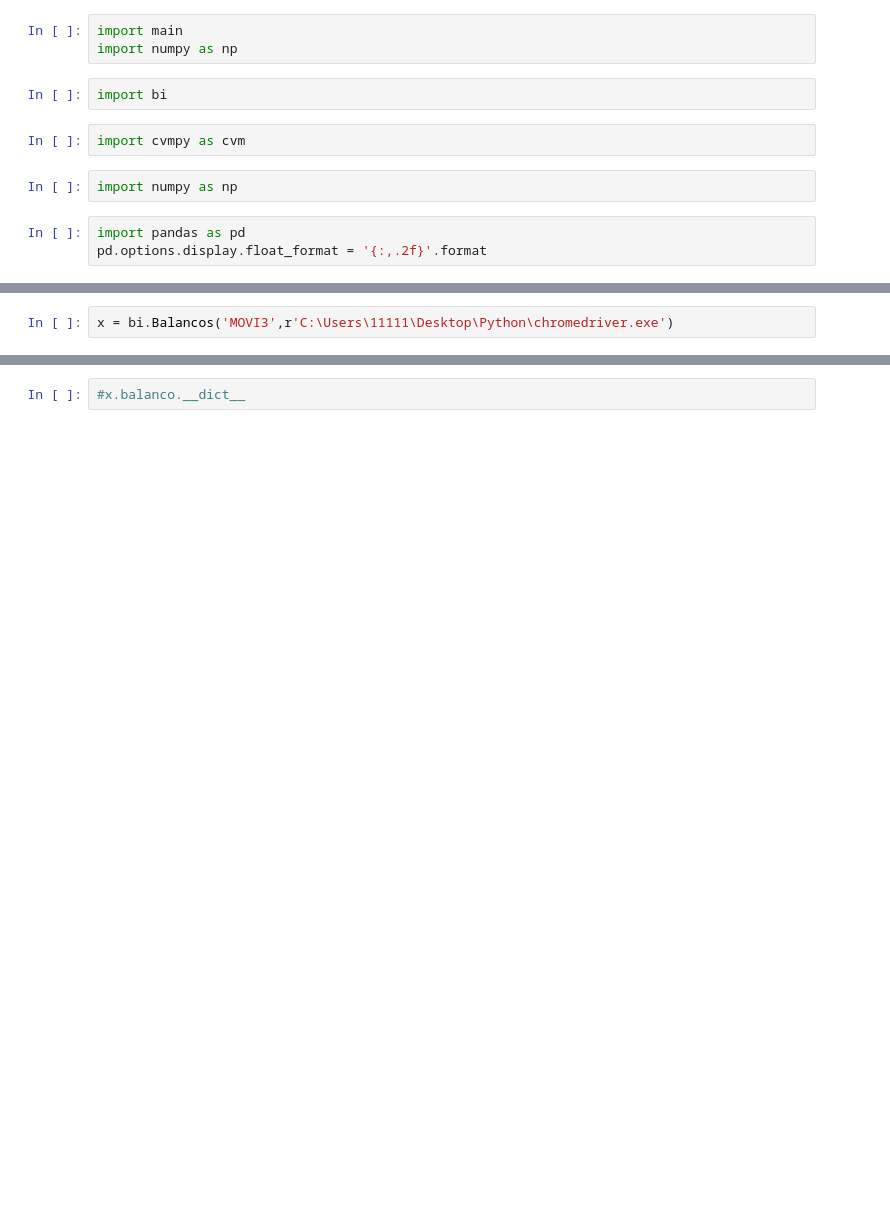
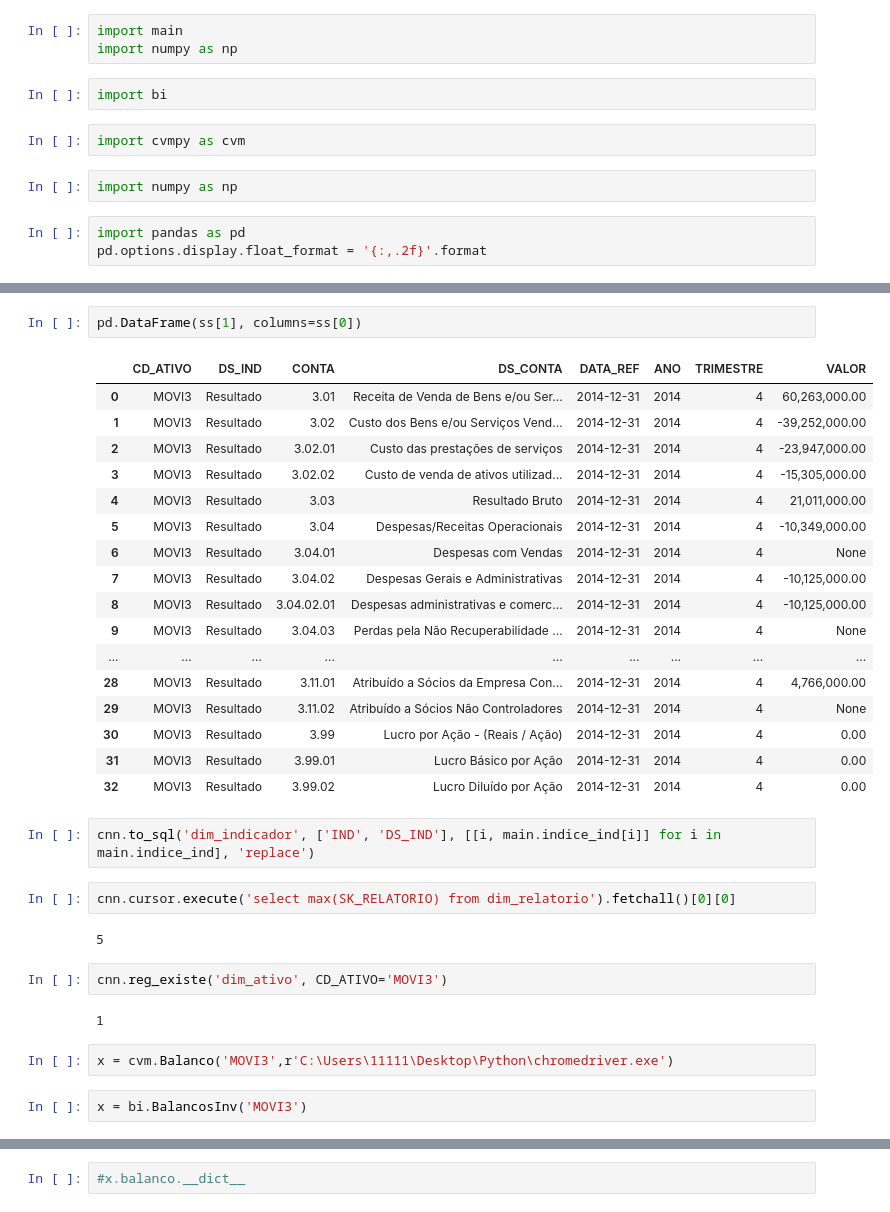
Before and after one commit to janes/fmtpy, a Jupyter notebook: fmtpy/Teste.ipynb, the cells around one changed output, grey strips where cells are left out. Drawn from its saved outputs; the diff is of its cells as text; blank space fills up the shorter version.

```diff
--- a/fmtpy/Teste.ipynb
+++ b/fmtpy/Teste.ipynb
@@ -15,2 +54,34 @@ pd.options.display.float_format = '{:,.2f}'.format
+# %%
+pd.DataFrame(ss[1], columns=ss[0])
+# %% [output]
+|  | CD_ATIVO | DS_IND | CONTA | DS_CONTA | DATA_REF | ANO | TRIMESTRE | VALOR |
+| 0 | MOVI3 | Resultado | 3.01 | Receita de Venda de Bens e/ou Ser... | 2014-12-31 | 2014 | 4 | 60,263,000.00 |
+| 1 | MOVI3 | Resultado | 3.02 | Custo dos Bens e/ou Serviços Vend... | 2014-12-31 | 2014 | 4 | -39,252,000.00 |
+| 2 | MOVI3 | Resultado | 3.02.01 | Custo das prestações de serviços | 2014-12-31 | 2014 | 4 | -23,947,000.00 |
+| 3 | MOVI3 | Resultado | 3.02.02 | Custo de venda de ativos utilizad... | 2014-12-31 | 2014 | 4 | -15,305,000.00 |
+| 4 | MOVI3 | Resultado | 3.03 | Resultado Bruto | 2014-12-31 | 2014 | 4 | 21,011,000.00 |
+| 5 | MOVI3 | Resultado | 3.04 | Despesas/Receitas Operacionais | 2014-12-31 | 2014 | 4 | -10,349,000.00 |
+| 6 | MOVI3 | Resultado | 3.04.01 | Despesas com Vendas | 2014-12-31 | 2014 | 4 | None |
+| 7 | MOVI3 | Resultado | 3.04.02 | Despesas Gerais e Administrativas | 2014-12-31 | 2014 | 4 | -10,125,000.00 |
+| 8 | MOVI3 | Resultado | 3.04.02.01 | Despesas administrativas e comerc... | 2014-12-31 | 2014 | 4 | -10,125,000.00 |
+| 9 | MOVI3 | Resultado | 3.04.03 | Perdas pela Não Recuperabilidade ... | 2014-12-31 | 2014 | 4 | None |
+| ... | ... | ... | ... | ... | ... | ... | ... | ... |
+| 28 | MOVI3 | Resultado | 3.11.01 | Atribuído a Sócios da Empresa Con... | 2014-12-31 | 2014 | 4 | 4,766,000.00 |
+| 29 | MOVI3 | Resultado | 3.11.02 | Atribuído a Sócios Não Controladores | 2014-12-31 | 2014 | 4 | None |
+| 30 | MOVI3 | Resultado | 3.99 | Lucro por Ação - (Reais / Ação) | 2014-12-31 | 2014 | 4 | 0.00 |
+| 31 | MOVI3 | Resultado | 3.99.01 | Lucro Básico por Ação | 2014-12-31 | 2014 | 4 | 0.00 |
+| 32 | MOVI3 | Resultado | 3.99.02 | Lucro Diluído por Ação | 2014-12-31 | 2014 | 4 | 0.00 |
+# %%
+cnn.to_sql('dim_indicador', ['IND', 'DS_IND'], [[i, main.indice_ind[i]] for i in main.indice_ind], 'replace')
+# %%
+cnn.cursor.execute('select max(SK_RELATORIO) from dim_relatorio').fetchall()[0][0]
+# %% [output]
+5
+# %%
+cnn.reg_existe('dim_ativo', CD_ATIVO='MOVI3')
+# %% [output]
+1
 # %%
-x = bi.Balancos('MOVI3',r'C:\Users\11111\Desktop\Python\chromedriver.exe')
+x = cvm.Balanco('MOVI3',r'C:\Users\11111\Desktop\Python\chromedriver.exe')
+# %%
+x = bi.BalancosInv('MOVI3')
```
Also changed, not shown: parts of 71 cells of this notebook, 4 other files.
